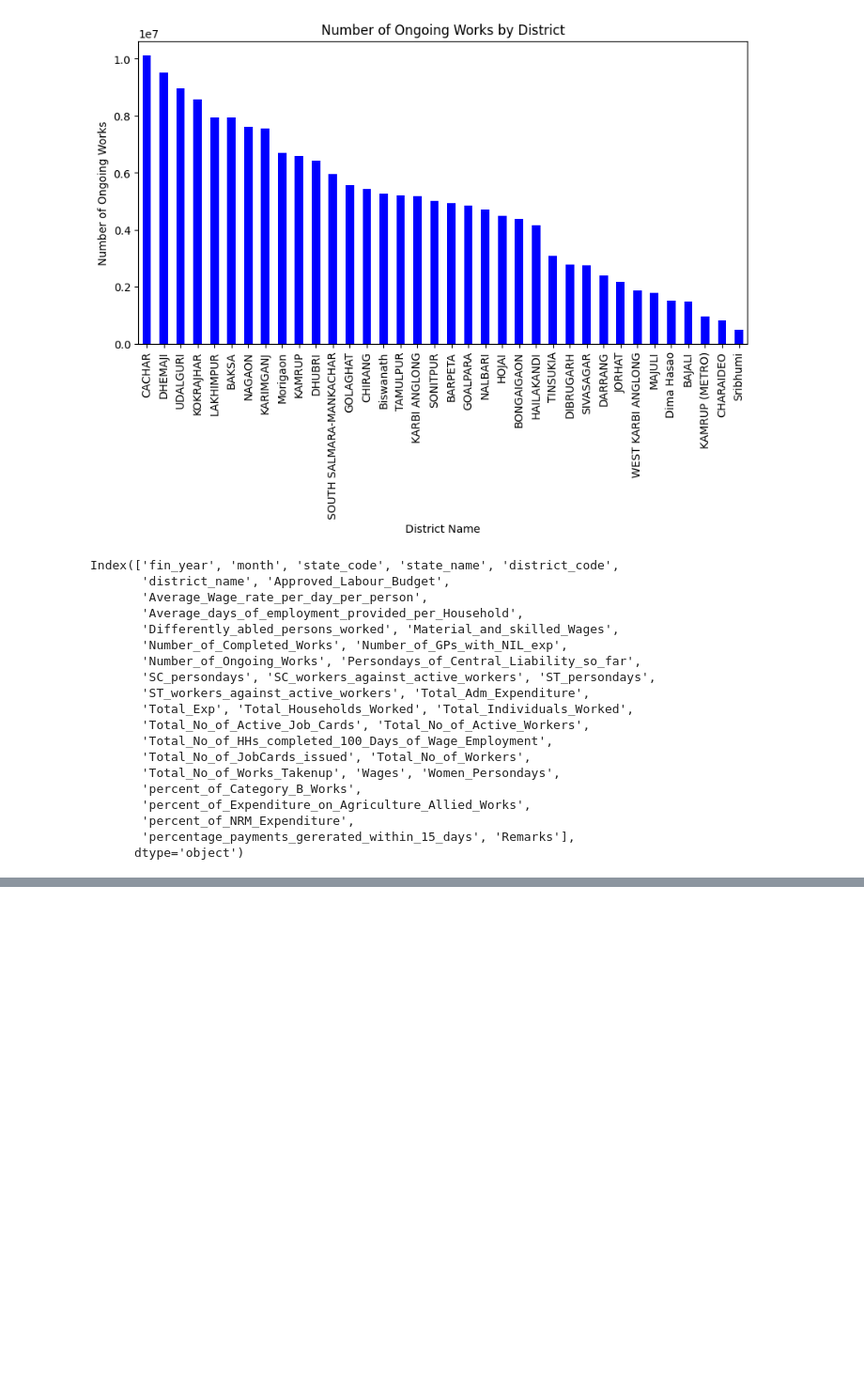
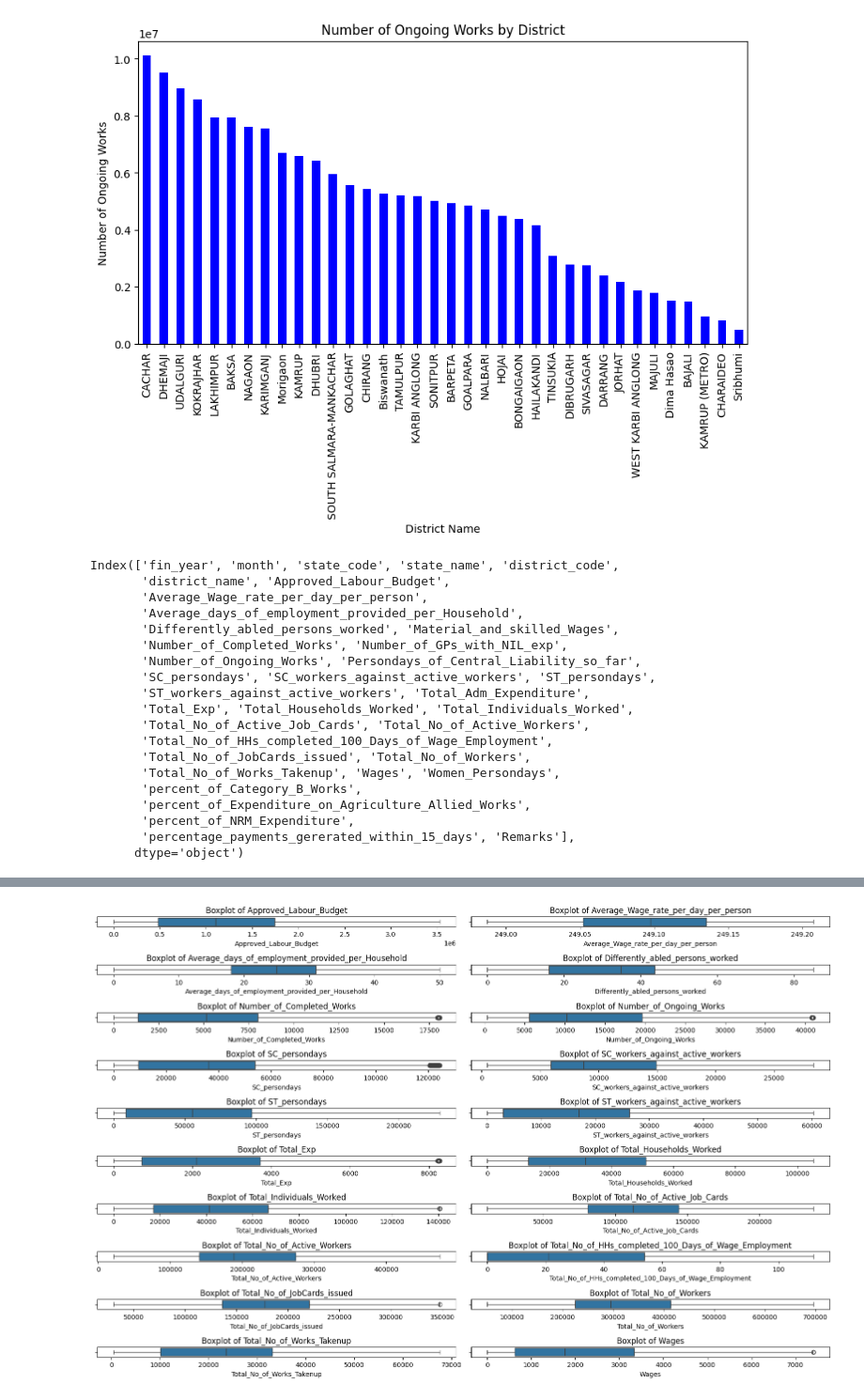
Before and after one commit to iamabirakash/INT-375, a Jupyter notebook: AssamEmployment.ipynb, the cells around one changed output, grey strips where cells are left out. Shown at 94% size. Drawn from its saved outputs; the diff is of its cells as text; code cells hidden in the pictures; blank space fills up the shorter version.

```diff
--- a/AssamEmployment.ipynb
+++ b/AssamEmployment.ipynb
@@ -179,0 +235,13 @@ data1 = data.drop(['state_code','district_code','Material_and_skilled_Wages','Nu
+# %%
+top_outlier_columns = outliers_summary.head(20).index.tolist()
+
+plt.figure(figsize=(16, 13))
+for i, col in enumerate(top_outlier_columns, 1):
+    plt.subplot(13,2, i)
+    sns.boxplot(x=data1[col])
+    plt.title(f'Boxplot of {col}')
+    plt.tight_layout()
+
+plt.show()
+# %% [output]
+[figure, added]
```
Also changed, not shown: parts of 16 cells of this notebook.
